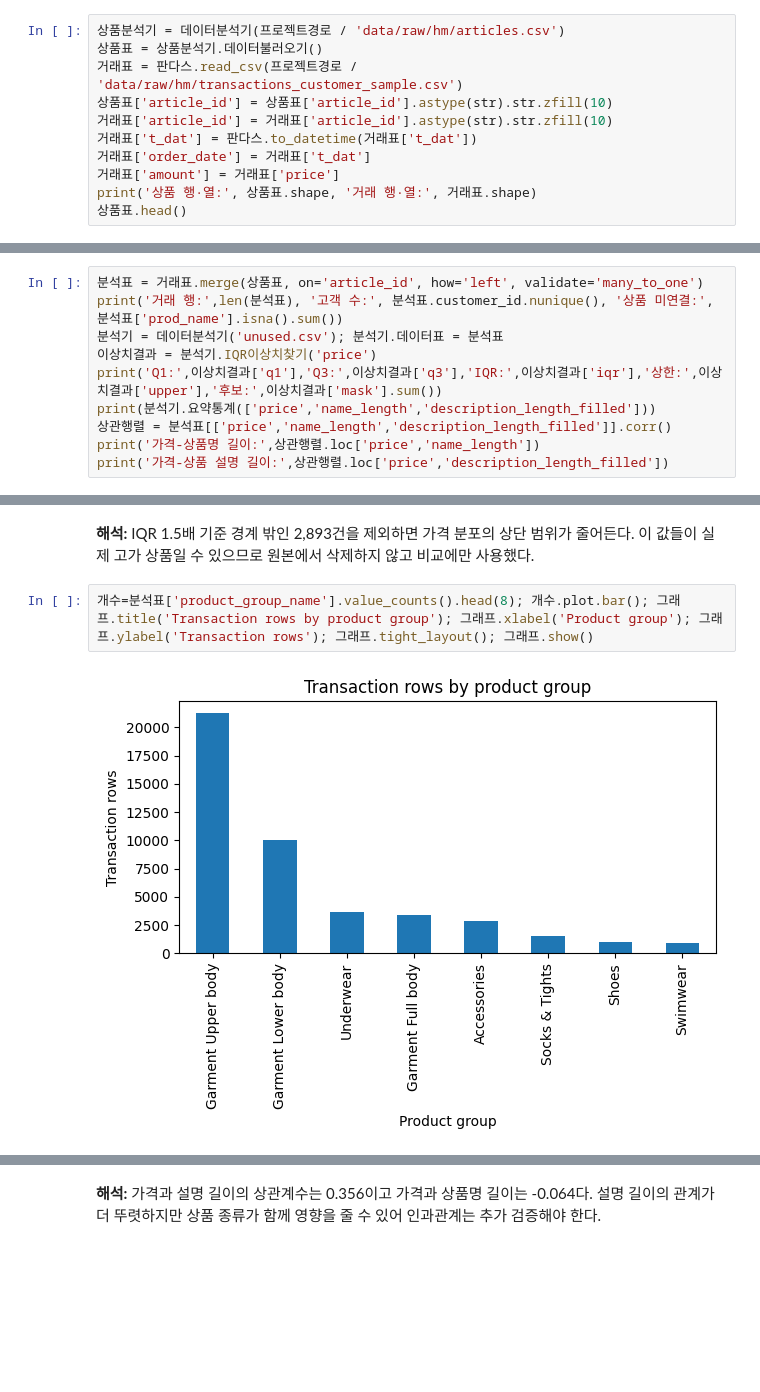
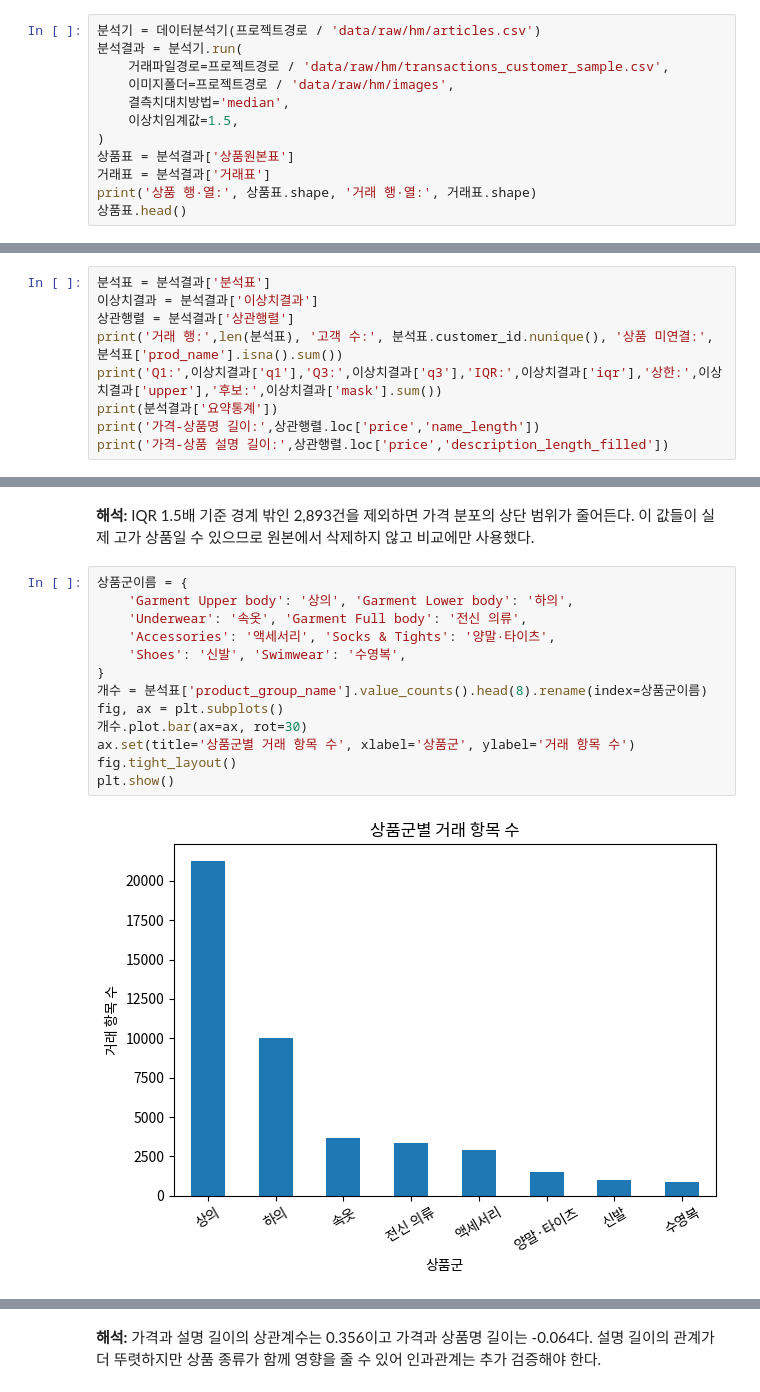
Before and after one commit to 1st0Groom/A1-1, a Jupyter notebook: notebooks/analysis_report.ipynb, the cells around one changed output, grey strips where cells are left out. Drawn from its saved outputs; the diff is of its cells as text; blank space fills up the shorter version.

```diff
--- a/notebooks/analysis_report.ipynb
+++ b/notebooks/analysis_report.ipynb
@@ -16,14 +21,15 @@ from pipeline import DataAnalyzer as 데이터분석기
 # %% [markdown]
 ## 데이터 불러오기와 기본 탐색
 # %%
-상품분석기 = 데이터분석기(프로젝트경로 / 'data/raw/hm/articles.csv')
-상품표 = 상품분석기.데이터불러오기()
-거래표 = 판다스.read_csv(프로젝트경로 / 'data/raw/hm/transactions_customer_sample.csv')
-상품표['article_id'] = 상품표['article_id'].astype(str).str.zfill(10)
-거래표['article_id'] = 거래표['article_id'].astype(str).str.zfill(10)
-거래표['t_dat'] = 판다스.to_datetime(거래표['t_dat'])
-거래표['order_date'] = 거래표['t_dat']
-거래표['amount'] = 거래표['price']
+분석기 = 데이터분석기(프로젝트경로 / 'data/raw/hm/articles.csv')
+분석결과 = 분석기.run(
+    거래파일경로=프로젝트경로 / 'data/raw/hm/transactions_customer_sample.csv',
+    이미지폴더=프로젝트경로 / 'data/raw/hm/images',
+    결측치대치방법='median',
+    이상치임계값=1.5,
+)
+상품표 = 분석결과['상품원본표']
+거래표 = 분석결과['거래표']
 print('상품 행·열:', 상품표.shape, '거래 행·열:', 거래표.shape)
 상품표.head()
 # %% [output]
@@ -106,13 +112,12 @@ print('피처가 연결된 상품:', 상품표['image_mean'].notna().sum())
 # %% [markdown]
 ## 거래와 상품 연결, IQR
 # %%
-분석표 = 거래표.merge(상품표, on='article_id', how='left', validate='many_to_one')
+분석표 = 분석결과['분석표']
+이상치결과 = 분석결과['이상치결과']
+상관행렬 = 분석결과['상관행렬']
 print('거래 행:',len(분석표), '고객 수:', 분석표.customer_id.nunique(), '상품 미연결:', 분석표['prod_name'].isna().sum())
-분석기 = 데이터분석기('unused.csv'); 분석기.데이터표 = 분석표
-이상치결과 = 분석기.IQR이상치찾기('price')
 print('Q1:',이상치결과['q1'],'Q3:',이상치결과['q3'],'IQR:',이상치결과['iqr'],'상한:',이상치결과['upper'],'후보:',이상치결과['mask'].sum())
-print(분석기.요약통계(['price','name_length','description_length_filled']))
-상관행렬 = 분석표[['price','name_length','description_length_filled']].corr()
+print(분석결과['요약통계'])
 print('가격-상품명 길이:',상관행렬.loc['price','name_length'])
 print('가격-상품 설명 길이:',상관행렬.loc['price','description_length_filled'])
 # %% [output]
@@ -146,7 +161,18 @@ max        0.506780     30.000000                 528.000000
 # %% [markdown]
 **해석:** IQR 1.5배 기준 경계 밖인 2,893건을 제외하면 가격 분포의 상단 범위가 줄어든다. 이 값들이 실제 고가 상품일 수 있으므로 원본에서 삭제하지 않고 비교에만 사용했다.
 # %%
-개수=분석표['product_group_name'].value_counts().head(8); 개수.plot.bar(); 그래프.title('Transaction rows by product group'); 그래프.xlabel('Product group'); 그래프.ylabel('Transaction rows'); 그래프.tight_layout(); 그래프.show()
+상품군이름 = {
+    'Garment Upper body': '상의', 'Garment Lower body': '하의',
+    'Underwear': '속옷', 'Garment Full body': '전신 의류',
+    'Accessories': '액세서리', 'Socks & Tights': '양말·타이츠',
+    'Shoes': '신발', 'Swimwear': '수영복',
+}
+개수 = 분석표['product_group_name'].value_counts().head(8).rename(index=상품군이름)
+fig, ax = plt.subplots()
+개수.plot.bar(ax=ax, rot=30)
+ax.set(title='상품군별 거래 항목 수', xlabel='상품군', ylabel='거래 항목 수')
+fig.tight_layout()
+plt.show()
 # %% [output]
-[figure, old version]
+[figure, new version]
 # %% [markdown]
```
Also changed, not shown: parts of 17 cells of this notebook, 4 other files.
